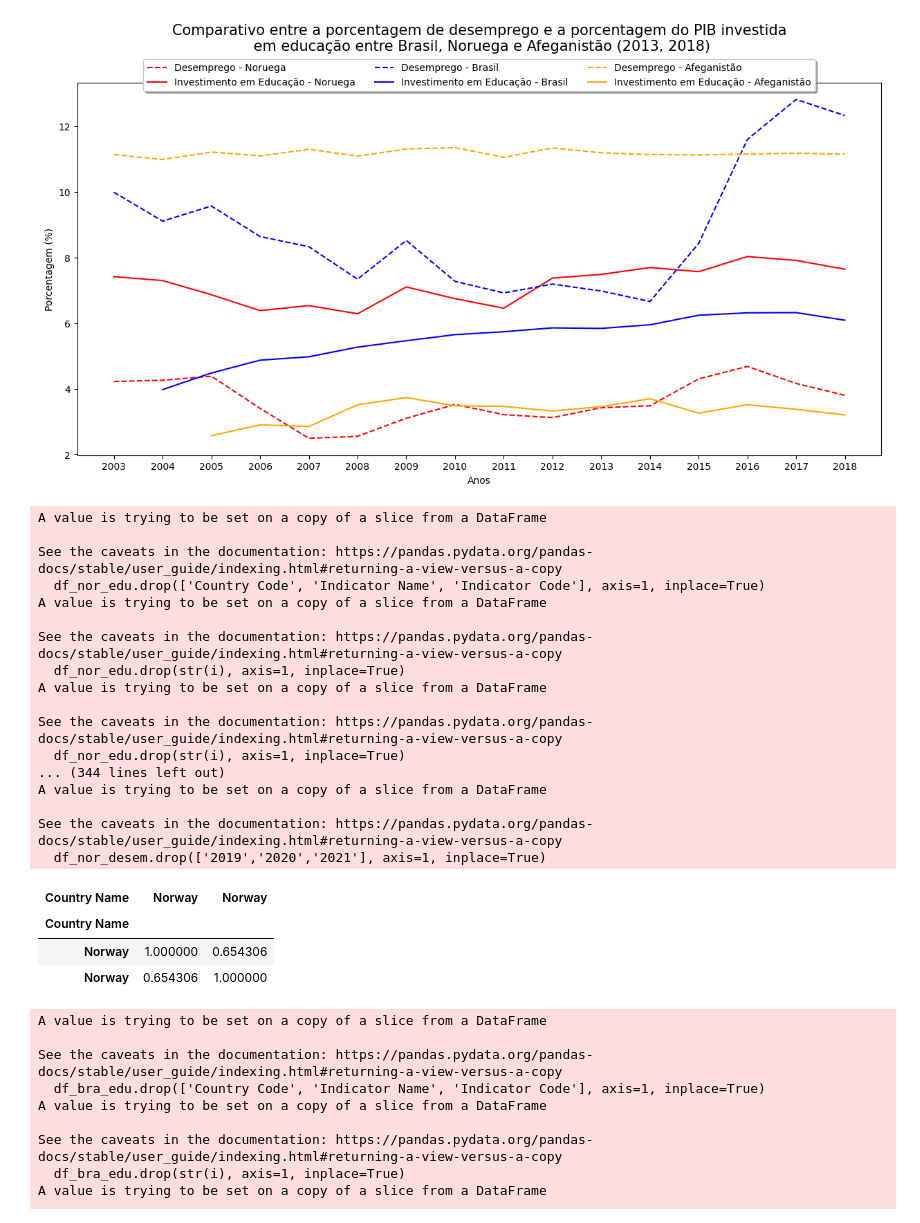
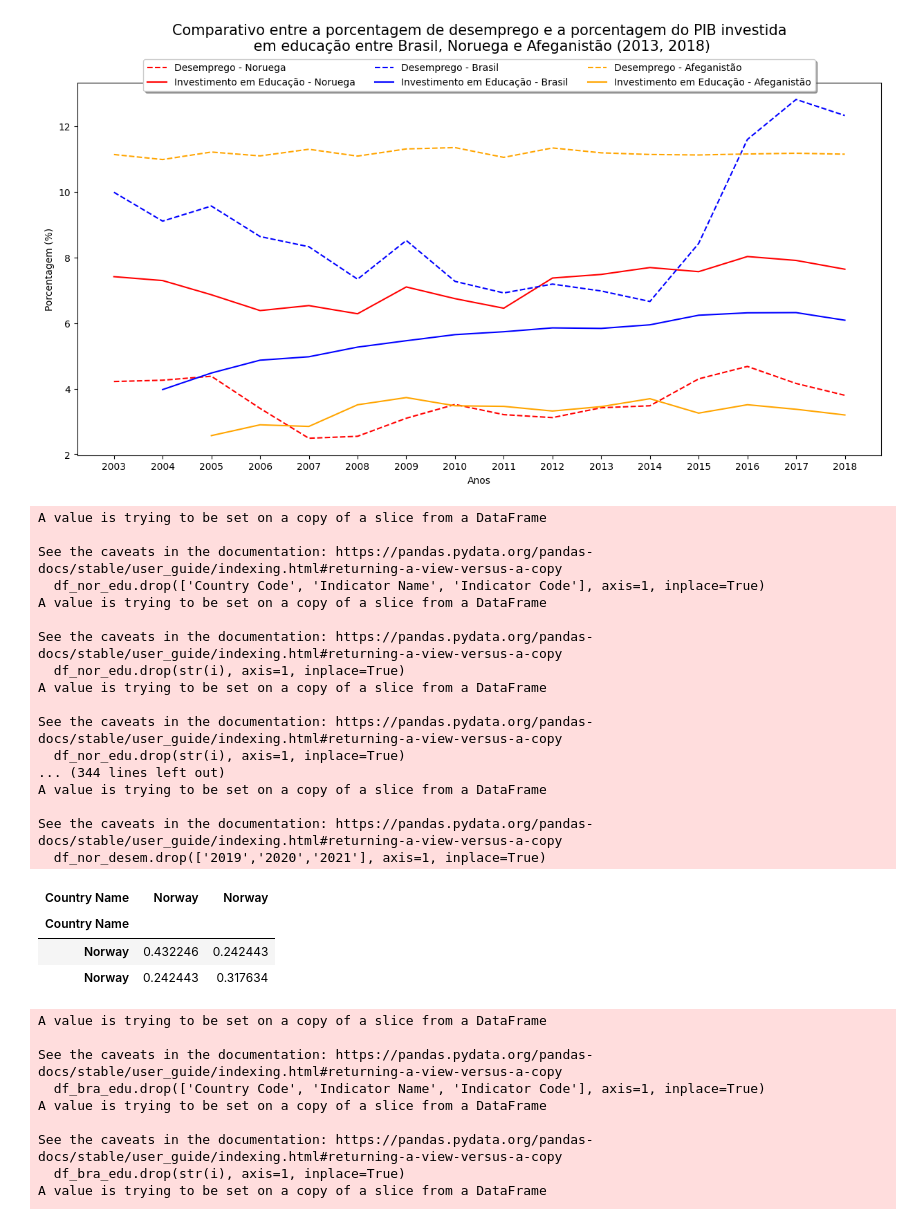
Before and after one commit to alessitomas/c.dadosAPS, a Jupyter notebook: aps2.ipynb, the cells around one changed output. Drawn from its saved outputs; the diff is of its cells as text; code cells hidden in the pictures.

```diff
--- a/aps2.ipynb
+++ b/aps2.ipynb
@@ -105,37 +122,37 @@ df_nor_desem.drop(['Country Code', 'Indicator Name', 'Indicator Code'], axis=1,
 for i in range(1960, 2003):
     df_nor_desem.drop(str(i), axis=1, inplace=True)
 df_nor_desem.drop(['2019','2020','2021'], axis=1, inplace=True)
 df_nor_desem = df_nor_desem.set_index('Country Name')
 df_nor_desem = df_nor_desem.transpose()
 df_nor_desem.head()
 
 
-nor_concat = pd.concat((df_nor_desem, df_nor_edu), join='outer', axis=1)
+nor_merge = pd.concat((df_nor_desem, df_nor_edu), join='outer', axis=1)
 
 
-nor_concat.cov()
+nor_merge.cov()
 # %% [output]
 A value is trying to be set on a copy of a slice from a DataFrame
 
 See the caveats in the documentation: https://pandas.pydata.org/pandas-docs/stable/user_guide/indexing.html#returning-a-view-versus-a-copy
   df_nor_edu.drop(['Country Code', 'Indicator Name', 'Indicator Code'], axis=1, inplace=True)
 A value is trying to be set on a copy of a slice from a DataFrame
 
 See the caveats in the documentation: https://pandas.pydata.org/pandas-docs/stable/user_guide/indexing.html#returning-a-view-versus-a-copy
   df_nor_edu.drop(str(i), axis=1, inplace=True)
 A value is trying to be set on a copy of a slice from a DataFrame
 
 See the caveats in the documentation: https://pandas.pydata.org/pandas-docs/stable/user_guide/indexing.html#returning-a-view-versus-a-copy
   df_nor_edu.drop(str(i), axis=1, inplace=True)
 ... (344 lines left out)
 A value is trying to be set on a copy of a slice from a DataFrame
 
 See the caveats in the documentation: https://pandas.pydata.org/pandas-docs/stable/user_guide/indexing.html#returning-a-view-versus-a-copy
   df_nor_desem.drop(['2019','2020','2021'], axis=1, inplace=True)
 | Country Name | Norway | Norway |
 | Country Name |  |  |
-| Norway | 1.000000 | 0.654306 |
-| Norway | 0.654306 | 1.000000 |
+| Norway | 0.432246 | 0.242443 |
+| Norway | 0.242443 | 0.317634 |
 # %%
 # Brasil
 df_bra_edu = df_edu[df_edu['Country Name'] == 'Brazil']
```
Also changed, not shown: parts of 3 cells of this notebook, 1 other file.
